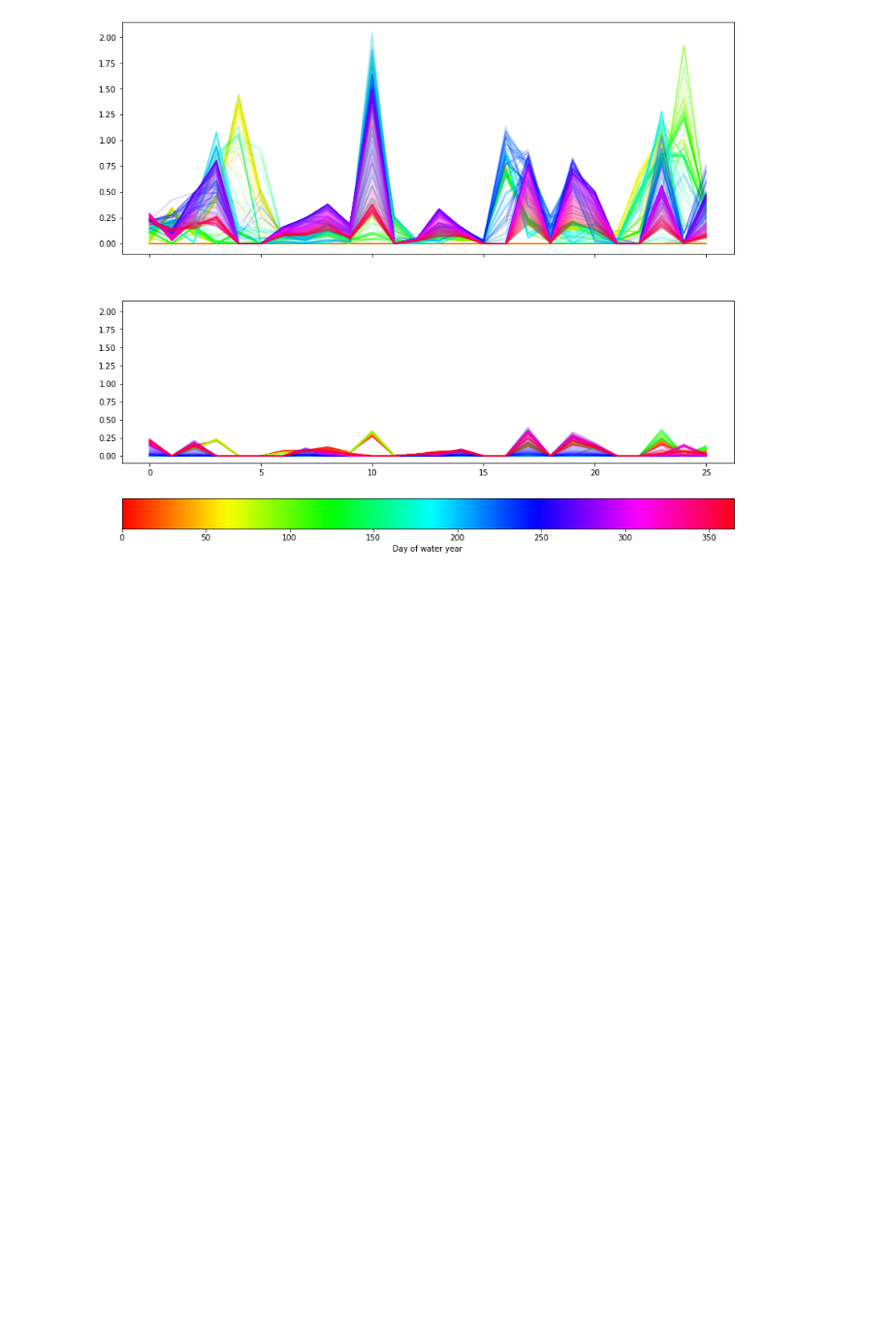
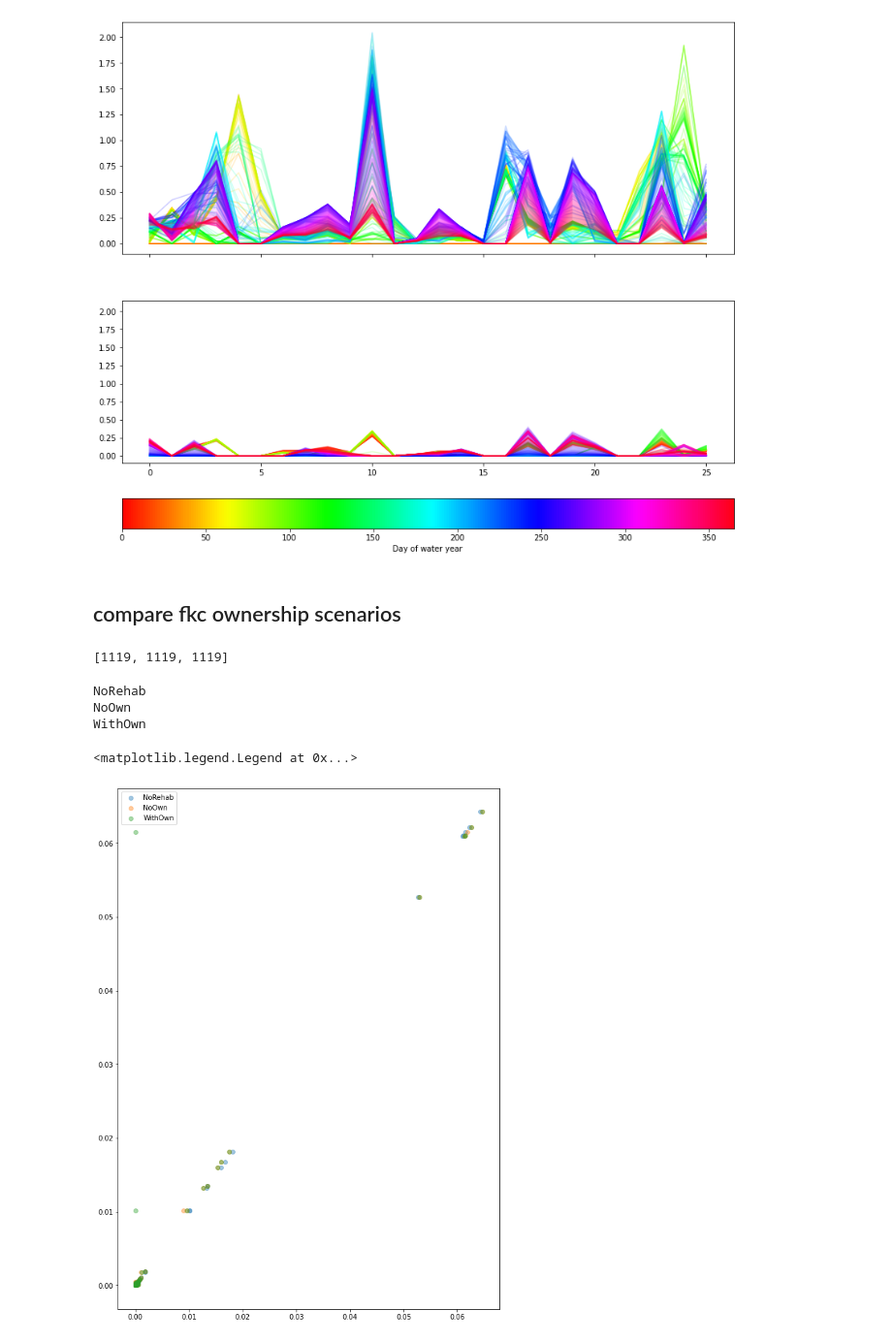
Before and after one commit to hbz5000/CALFEWS, a Jupyter notebook: test.ipynb, the cells around one changed output. Shown: that part at 97% size. Drawn from its saved outputs; the diff is of its cells as text; code cells hidden in the pictures; blank space fills up the shorter version.

```diff
--- a/test.ipynb
+++ b/test.ipynb
@@ -154,3 +174,44 @@ cb1.set_label('Day of water year')
 [figure]
 # %%
 cmap_vir(0.9)
+# %% [markdown]
+## compare fkc ownership scenarios
+# %%
+dat = {}
+dat['NoRehab'] = get_results_sensitivity_number_outside_model('results/test_wy2017/results.hdf5', '')
+dat['NoOwn'] = get_results_sensitivity_number_outside_model('results/test_rehabFull/results.hdf5', '')
+dat['WithOwn'] = get_results_sensitivity_number_outside_model('results/test_rehabOwnership/results.hdf5', '')
+keys = {}
+keys['NoRehab'] = list(dat['NoRehab'].keys())
+keys['NoOwn'] = list(dat['NoOwn'].keys())
+keys['WithOwn'] = list(dat['WithOwn'].keys())
+# %%
+[len(l) for l in keys.values()]
+# %% [output]
+[1119, 1119, 1119]
+# %%
+flow = {}
+nodes = {}
+turnout = {}
+for k in ['NoRehab', 'NoOwn', 'WithOwn']:
+    flow[k] = [s for s in keys[k] if s.split('_')[0]=='fkc' and s.split('_')[2]=='flow']
+    nodes[k] = [k.split('_')[1] for k in flow[k]]
+    turnout[k] = [s for s in keys[k] if s.split('_')[0]=='fkc' and s.split('_')[2]=='turnout']
+# flow
+# %%
+# plt.figure()
+# for k in flow:
+#     plt.plot(datDaily[k], label=k)
+# plt.legend()
+
+plt.figure(figsize=(10,14))
+for k in ['NoRehab', 'NoOwn', 'WithOwn']:
+    print(k)
+    plt.scatter(dat[k]['fkc_LWT_turnout'], dat['NoRehab']['fkc_LWT_turnout'], alpha=0.4, label=k)
+plt.legend()
+# %% [output]
+NoRehab
+NoOwn
+WithOwn
+<matplotlib.legend.Legend at 0x...>
+[figure, added]
```
Also changed, not shown: parts of 3 cells of this notebook, 16 other files.
